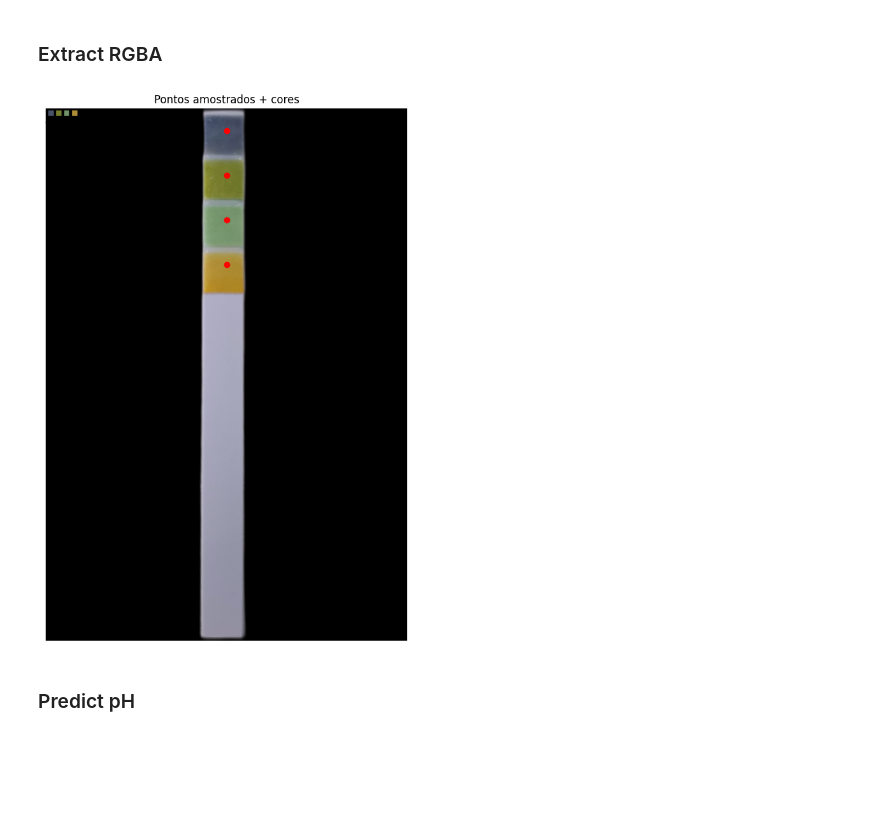
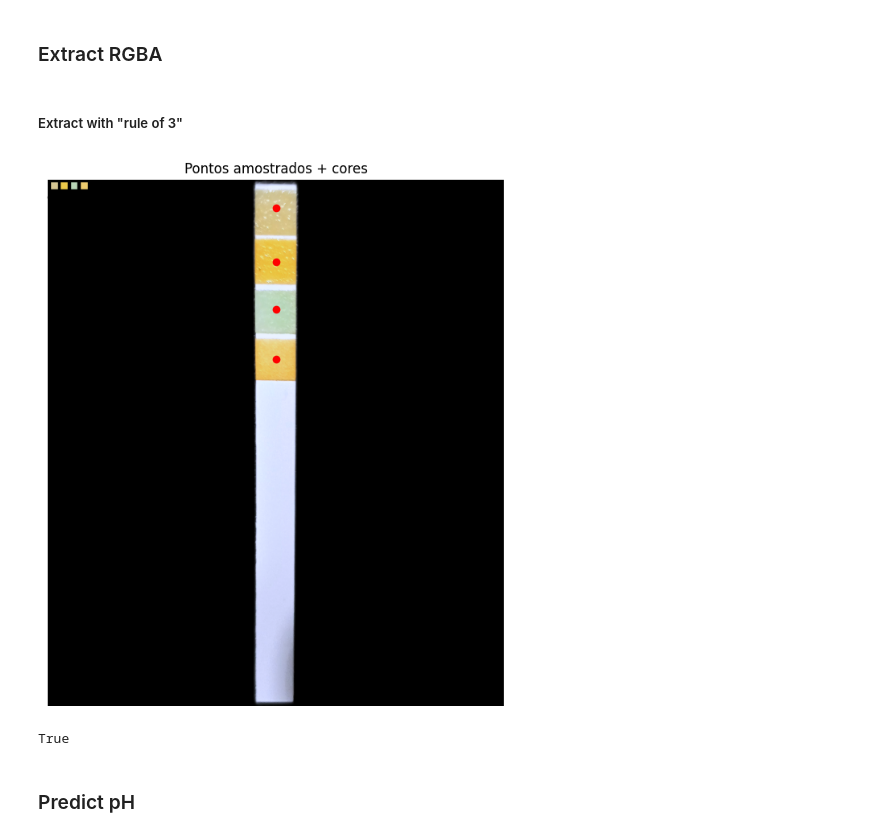
Before and after one commit to phia-organization/phia-notebooks, a Jupyter notebook: phia.ipynb, the cells around one changed output. Cells and saved outputs as stored; diff of their text form; code cells hidden in the pictures; blank space fills up the shorter version.

```diff
--- a/phia.ipynb
+++ b/phia.ipynb
@@ -143,7 +175,7 @@ def white_balance_gray_world(img):
     result = np.clip(result, 0, 255).astype(np.uint8)
     return result
 
-white_balanced = white_balance_gray_world(cropped)
+white_balanced = white_balance_gray_world(padded)
 
 fig, axs = plt.subplots(1, 2, figsize=(8, 10))
 3
@@ -157,4 +189,5 @@ axs[1].axis('off')
 
 plt.tight_layout()
 plt.show()
+cv2.imwrite('output/strip_white_balanced.png', white_balanced)
 # %% [output]
@@ -162,5 +196,7 @@ plt.show()
 # %% [markdown]
 ### Extract RGBA
+# %% [markdown]
+##### Extract with "rule of 3"
 # %%
 height_px = white_balanced.shape[0]
 fita_cm = 16.7
@@ -168,43 +204,45 @@ fita_cm = 16.7
 x_center = white_balanced.shape[1] // 2
 
 medidas_cm = {
-    'Q1': 0.7,
-    'Q2': 2.1,
-    'Q3': 3.5,
-    'Q4': 4.9,
+    'Q1': 0.9,
+    'Q2': 2.6,
+    'Q3': 4.1,
+    'Q4': 5.7,
 }
 def cm_to_px(cm):
     return int((cm / fita_cm) * height_px)
 
 points = {label: (x_center, cm_to_px(cm)) for label, cm in medidas_cm.items()}
 
 fig, ax = plt.subplots(figsize=(6, 10))
 ax.imshow(cv2.cvtColor(white_balanced, cv2.COLOR_BGR2RGB))
 ax.axis('off')
 ax.set_title('Pontos amostrados + cores')
 
 swatch_size = 40
 squares = {}
 for i, (label, (x, y)) in enumerate(points.items()):
     color_bgr = white_balanced[y, x]
     color_rgb = tuple(int(c) for c in color_bgr[::-1])
 
     squares[f'Q{i+1}'] = color_rgb
 
     ax.plot(x, y, 'ro', markersize=6)
 
     swatch_x = 10 + i * (swatch_size + 10)
     swatch_y = 10
     rect = Rectangle((swatch_x, swatch_y), swatch_size, swatch_size,
                      linewidth=1, edgecolor='black', facecolor=np.array(color_rgb) / 255)
     ax.add_patch(rect)
     ax.text(swatch_x + swatch_size / 2, swatch_y + swatch_size + 12,
             label, ha='center', va='top', fontsize=10)
 
 plt.tight_layout()
 plt.show()
+cv2.imwrite('output/strip_sampled_points.png', cv2.cvtColor(white_balanced, cv2.COLOR_BGR2RGB))
 # %% [output]
-[figure, old version]
+[figure, new version]
+True
 # %% [markdown]
 ### Predict pH
 # %% [markdown]
```
Also changed, not shown: parts of 6 cells of this notebook, 12 other files.
